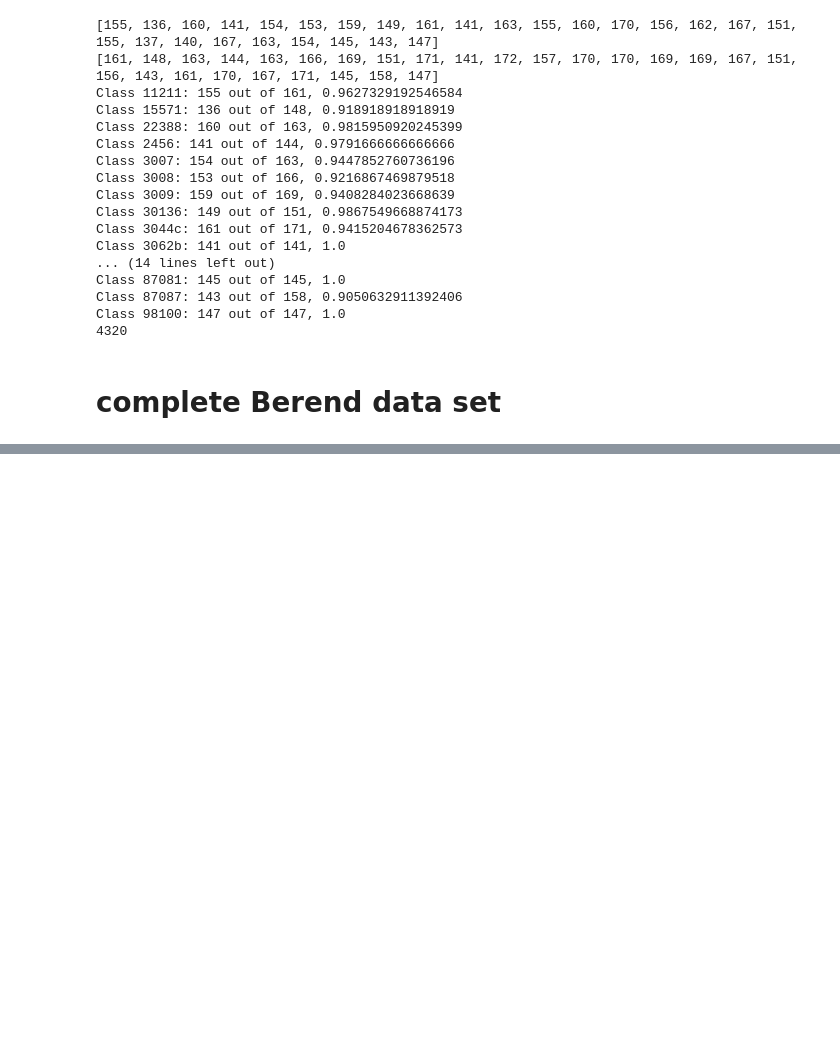
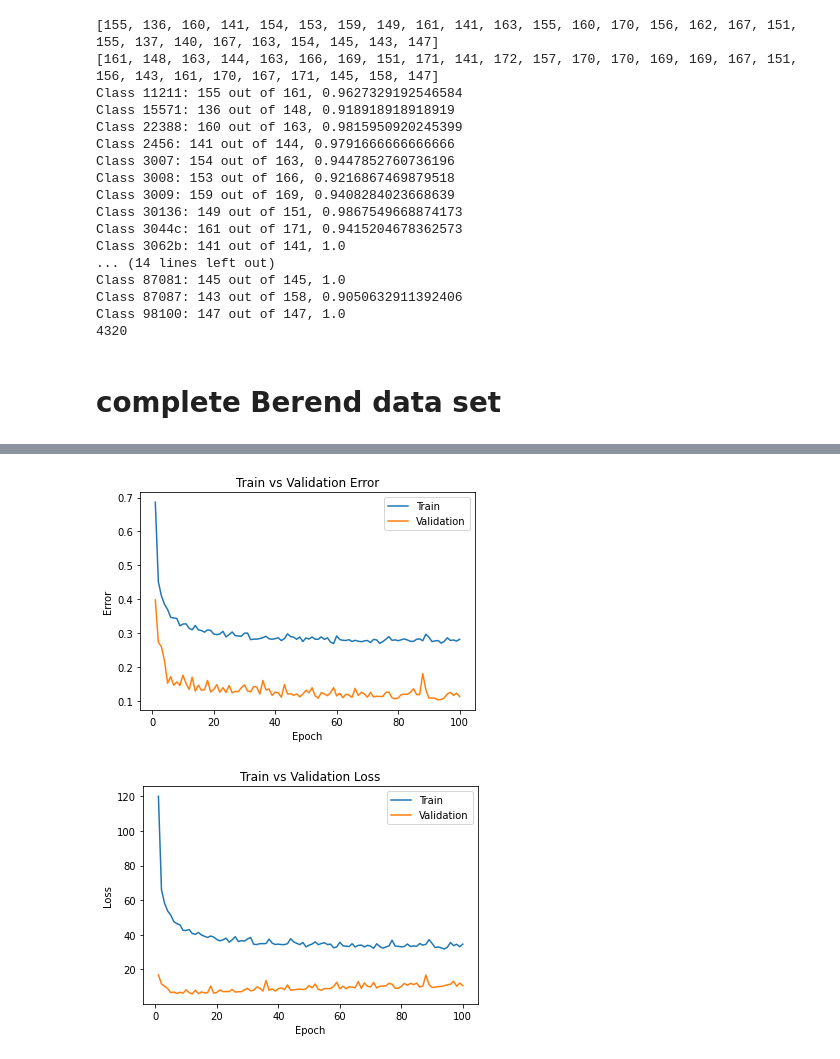
Before and after one commit to albogdan/aps360-project, a Jupyter notebook: FeatureKernelOnBerend.ipynb, the cells around one changed output, grey strips where cells are left out. Saved outputs shown, nothing was run; the diff lists cells and outputs as text; code cells hidden in the pictures; blank space fills up the shorter version.

```diff
--- a/FeatureKernelOnBerend.ipynb
+++ b/FeatureKernelOnBerend.ipynb
@@ -452,0 +486,11 @@ plot_training_curve(get_model_name(tNetDp.name, 500, 0.001, 99))
+# %%
+print(image_set.class_to_idx)
+classes = os.listdir(os.path.expanduser('~/data'))
+classes.sort()
+classes = classes[:]
+print(classes)
+print(len(classes))
+totalCount = 0
+for c in classes:
+  totalCount += len(os.listdir(os.path.join(os.path.expanduser('~/data'), c)))
+print(totalCount)
@@ -452,0 +526,21 @@ plot_training_curve(get_model_name(tNetDp.name, 500, 0.001, 99))
+# %%
+class TransferLearningNetDp5(nn.Module):
+  def __init__(self, p=0.0):
+    super(TransferLearningNetDp5, self).__init__()
+    self.name = "tNetDp3"
+    self.fc1 = nn.Linear(256*6*6, 3600)
+    self.fc2 = nn.Linear(3600, 1200)
+    self.fc3 = nn.Linear(1200, len(classes))
+    # classes is 36 here
+    self.dropout = nn.Dropout(p=p)
+
+  def forward(self, x):
+    x = x.view(-1, 256*6*6)
+    x = F.leaky_relu(self.fc1(x))
+    x = F.leaky_relu(self.fc2(x))
+    x = self.fc3(x)
+    x = self.dropout(x)
+    return x
+
+tNet = TransferLearningNetDp5()
+summary(tNet, (256,6,6), device='cpu')
@@ -452,0 +567,5 @@ plot_training_curve(get_model_name(tNetDp.name, 500, 0.001, 99))
+# %%
+#Training with larger batch size
+use_cuda = True
+tNetDp = TransferLearningNetDp5(0.3).cuda()
+transfer_train(tNetDp, batch_size=400, num_epochs=100, lr=0.0015)
@@ -452,0 +590,5 @@ plot_training_curve(get_model_name(tNetDp.name, 500, 0.001, 99))
+# %%
+plot_training_curve(get_model_name(tNetDp.name, 400, 0.0015, 99))
+# %% [output]
+[figure, added]
+[figure, added]
```
Also changed, not shown: parts of 23 cells of this notebook.
